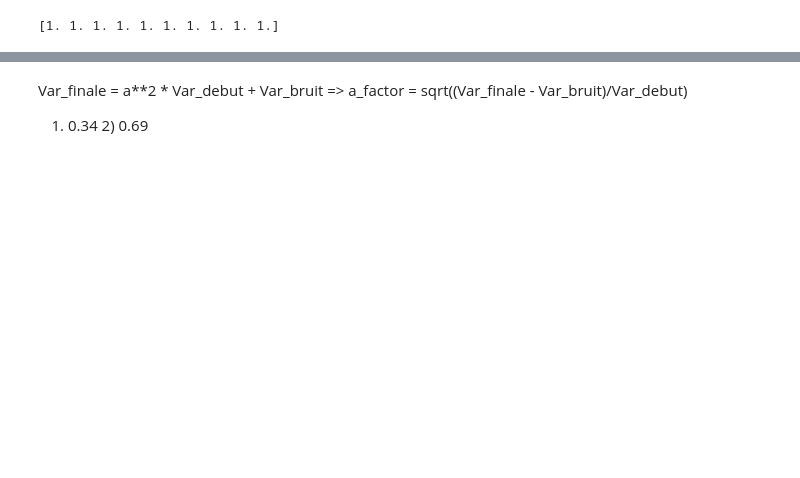
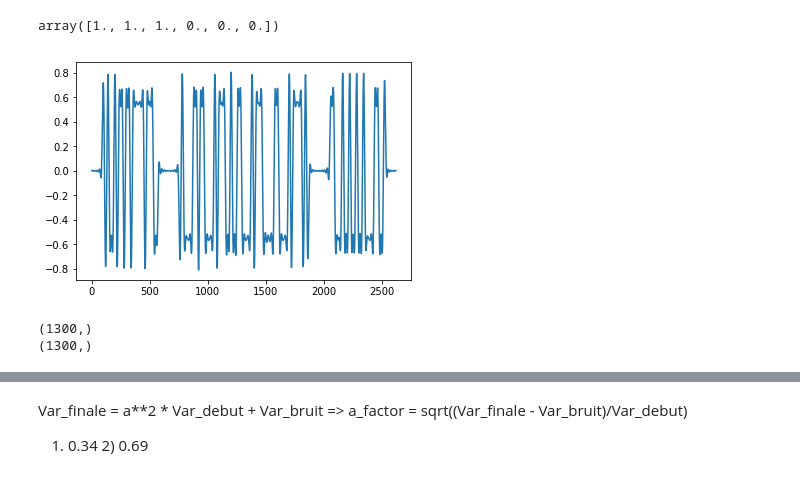
Before and after one commit to Paul-LouisDELACOUR/pdc, a Jupyter notebook: PL_5.ipynb, the cells around one changed output, grey strips where cells are left out. Saved outputs shown, nothing was run; the diff lists cells and outputs as text; code cells hidden in the pictures; blank space fills up the shorter version.

```diff
--- a/PL_5.ipynb
+++ b/PL_5.ipynb
@@ -121,8 +143,10 @@ def transmitter_2_bits(text_file, basis_size):
 def transmitter_2(text_file):
     text_size = text_file.shape[0]
     result = np.zeros(nb_samples_root_raised + n_T * (text_size -1))
+
     for i in range(text_size) :
-        result[n_T*i : 200 + n_T*i] += text_file[i]*root_raised_12_Ts_rescaled
+        #print(text_file[i]*root_raised_12_Ts_rescaled)
+        result[n_T*i : nb_samples_root_raised + n_T*i] += text_file[i]*root_raised_12_Ts_rescaled
     return result
 # %%
 def create_random(size):
@@ -144,7 +168,3 @@ plt.plot(create_random(10))
-# %%
-print(np.sign(np.random.rand(10) ))
-# %% [output]
-[1. 1. 1. 1. 1. 1. 1. 1. 1. 1.]
 # %%
 def low_pass(arr, f_0):
     T = 2*f_0
@@ -155,24 +175,48 @@ def low_pass(arr, f_0):
 # %%
 def shift(arr, f_0):
     indices = np.arange(arr.shape[0])
-    return (arr * np.exp(1j * 2 * pi * f_0 * indices/f_s))
+    return (arr * np.sqrt(2) * np.exp(1j * 2 * pi * f_0 * indices/f_s))/np.sqrt(2)
+# %%
+##test
+arr= np.array([1,1,1,0,0,0])
+f = 3000
+np.real(shift(shift(arr, f),-f))
+# %% [output]
+array([1., 1., 1., 0., 0., 0.])
 # %%
-string_text = "CCCccccccccC"
+string_text = "Carapaz"
 random_size = int(50*len(string_text)/100)
-start_random = create_random(random_size)
-end_random = create_random(random_size)
+start_random = create_random(8*random_size)
+end_random = create_random(8*random_size)
 constellation = b_to_c(text_to_bit(string_text))
 size_sent = len(constellation)
 
 #constellation = np.concatenate( (start_random, constellation, end_random) , axis = 0)
 a_transmitted = transmitter_2(constellation)
+
+
 #a_transmitted = np.concatenate( (start_random,a_transmitted, end_random), axis = 0)
-start_transmitted =transmitter_2(start_random)
-end_transmitted =transmitter_2(end_random)
-a_transmitted = np.concatenate((start_transmitted, a_transmitted, end_transmitted))
+start_transmitted = transmitter_2(start_random)
+end_transmitted = transmitter_2(end_random)
+message_transmitted = np.concatenate((start_transmitted, a_transmitted, end_transmitted))
+plt.plot(message_transmitted)
+convolution_start = np.correlate(message_transmitted,start_transmitted , mode = 'valid')
+convolution_end = np.correlate(message_transmitted,end_transmitted , mode = 'valid')
+max_before_channel = np.max(convolution_start)
+
 f_1= 3000 # first value to shift
 f_2 = 7000 # second value to shift
-a_transmitted = shift(a_transmitted,f_1) + shift(a_transmitted, f_2)
-a_transmitted = np.real(a_transmitted)
-#start_random_modulated = a_transmitted[:len(start_transmitted)]
-#start_end_modulated = a_transmitted[-len(end_transmitted):]
+message_transmitted = (shift(message_transmitted,f_1) + shift(message_transmitted, f_2))
+message_transmitted = np.real(message_transmitted)
+# %% [output]
+[figure, added]
+# %%
+start = np.argmax(convolution_start)+len(start_transmitted)
+end = np.argmax(convolution_end)
+#print(end-start)
+print(a_transmitted.shape)
+print(message_transmitted[start:end].shape)
+#plt.plot(convolution_start[100:250][60:80])
+# %% [output]
+(1300,)
+(1300,)
```
Also changed, not shown: parts of 46 cells of this notebook, 2 other files.
